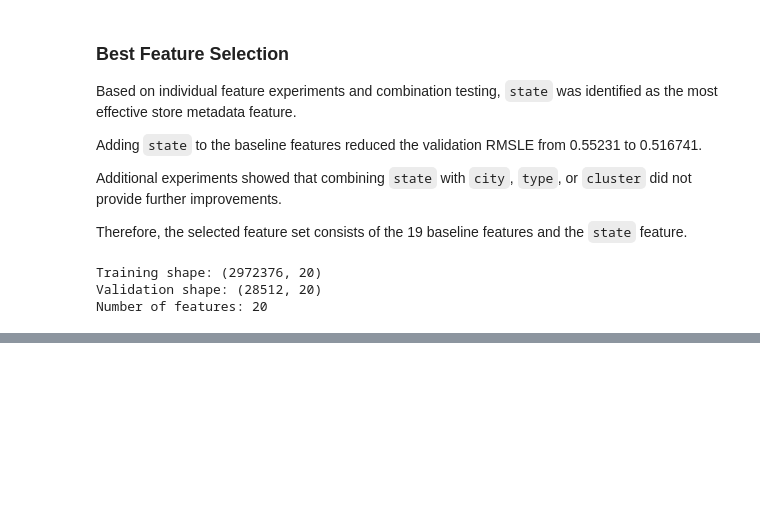
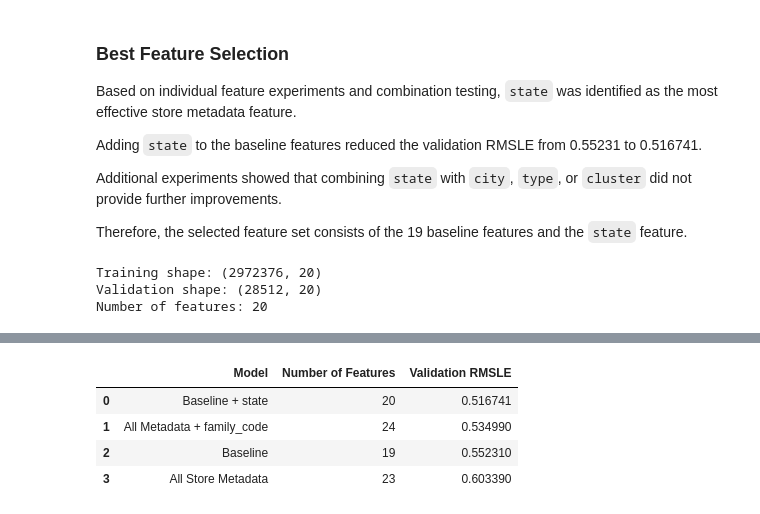
Before and after one commit to MosabOs/Store-Sales-Forecasting-Comp-V-Mosab-Os, a Jupyter notebook: store-sales-forecasting-comp-v-mosab-os.ipynb, the cells around one changed output, grey strips where cells are left out. Cells and saved outputs as stored; diff of their text form; code cells hidden in the pictures; blank space fills up the shorter version.

Commit message:
Kaggle Notebook | Store Sales Forecasting Comp – V Mosab Os | V 1.5

```diff
--- a/store-sales-forecasting-comp-v-mosab-os.ipynb
+++ b/store-sales-forecasting-comp-v-mosab-os.ipynb
@@ -3309,0 +3355,11 @@ Number of features: 20
+# %%
+best_predictions = best_model.predict(X_valid_best)
+
+best_rmsle = root_mean_squared_log_error(
+    y_valid,
+    best_predictions.clip(min=0)
+)
+
+print(f"Best Model RMSLE: {best_rmsle:.5f}")
+print(f"Baseline RMSLE: 0.55231")
+print(f"Improvement: {0.55231 - best_rmsle:.5f}")
@@ -3309,0 +3380,30 @@ Number of features: 20
+# %%
+model_comparison = pd.DataFrame({
+    'Model': [
+        'Baseline',
+        'All Metadata + family_code',
+        'All Store Metadata',
+        'Baseline + state'
+    ],
+    'Number of Features': [
+        19, 24, 23, 20
+    ],
+    'Validation RMSLE': [
+        0.55231,
+        0.53499,
+        0.60339,
+        best_rmsle
+    ]
+})
+
+model_comparison = model_comparison.sort_values(
+    'Validation RMSLE'
+).reset_index(drop=True)
+
+display(model_comparison)
+# %% [output]
+|  | Model | Number of Features | Validation RMSLE |
+| 0 | Baseline + state | 20 | 0.516741 |
+| 1 | All Metadata + family_code | 24 | 0.534990 |
+| 2 | Baseline | 19 | 0.552310 |
+| 3 | All Store Metadata | 23 | 0.603390 |
```
Also changed, not shown: parts of 13 cells of this notebook.
